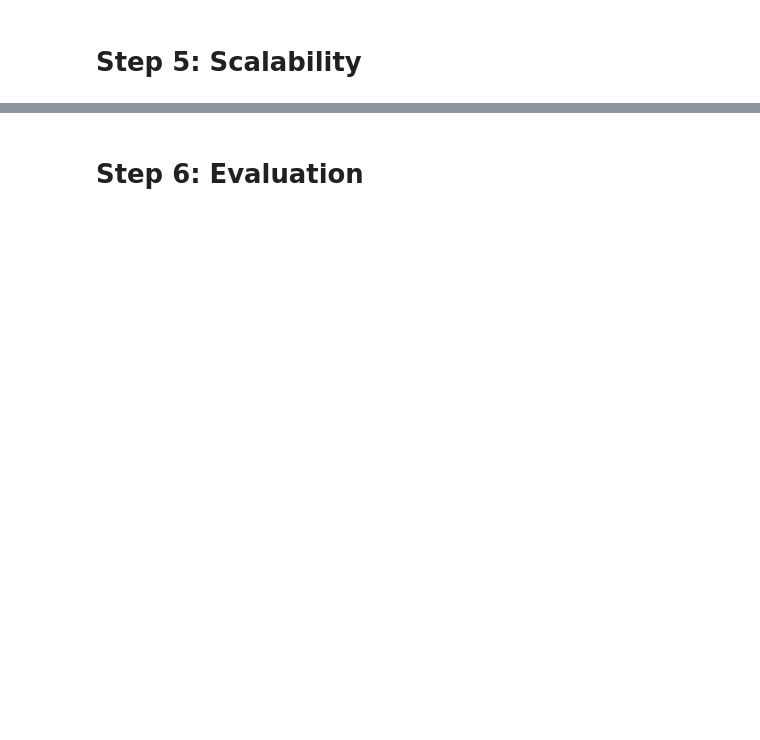
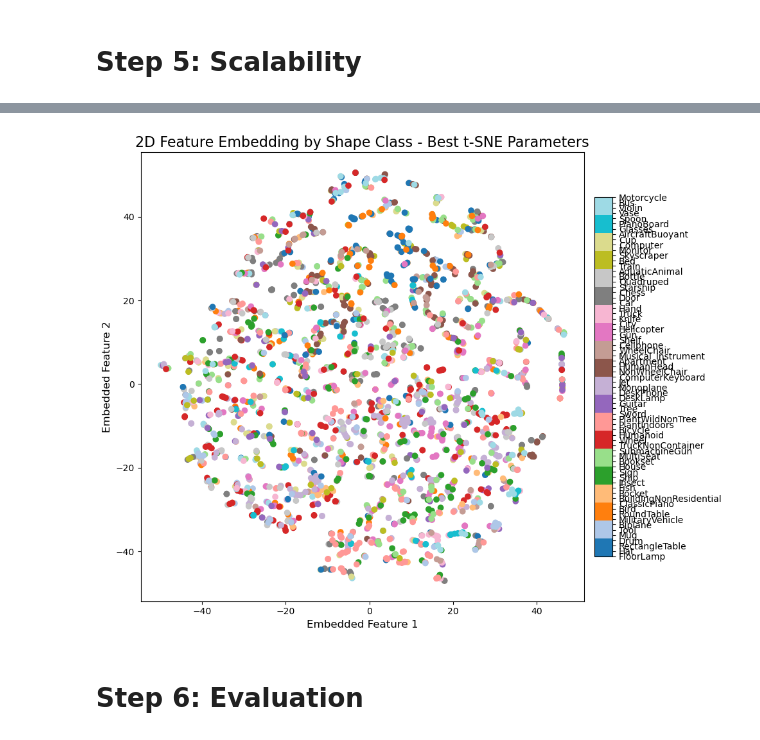
Before and after one commit to ZivHoch/Multimedia-Retrieval, a Jupyter notebook: Final_Version.ipynb, the cells around one changed output, grey strips where cells are left out. Saved outputs shown, nothing was run; the diff lists cells and outputs as text; code cells hidden in the pictures; blank space fills up the shorter version.

```diff
--- a/Final_Version.ipynb
+++ b/Final_Version.ipynb
@@ -1759,0 +2491,81 @@ Final resampled mesh saved to: ./query\m490.obj, Vertices: 10000
+# %%
+import numpy as np
+import itertools
+from sklearn.manifold import TSNE
+from sklearn.metrics import silhouette_score
+import matplotlib.pyplot as plt
+from matplotlib.colors import ListedColormap
+
+# Define a grid of parameters to search over
+param_grid = {
+    'perplexity': [5,10,15,20,30],
+    'learning_rate': [10,20,30,50],
+    'early_exaggeration': [12],
+    'init': ['random', 'pca'],
+    'n_iter': [800,1000, 3000,5000]
+}
+
+# Function to perform grid search on TSNE parameters
+def grid_search_tsne(feature_query, labels, param_grid):
+    best_score = -1
+    best_params = None
+    best_embedding = None
+
+    # Generate all combinations of parameters
+    keys, values = zip(*param_grid.items())
+    param_combinations = [dict(zip(keys, v)) for v in itertools.product(*values)]
+
+    for params in param_combinations:
+        # Initialize TSNE with current parameters
+        tsne = TSNE(
+            n_components=2,
+            perplexity=params['perplexity'],
+            learning_rate=params['learning_rate'],
+            n_iter=params['n_iter'],
+            init=params['init'],
+            early_exaggeration=params['early_exaggeration'],
+            metric='euclidean'  # Fixed metric for simplicity; could also test 'cosine'
+        )
+
+        # Fit and transform features
+        embedding = tsne.fit_transform(feature_query)
+
+        # Calculate silhouette score (assuming `labels` are the shape class labels)
+        score = silhouette_score(embedding, labels)
+
+        # Update best score and parameters if current is better
+        if score > best_score:
+            best_score = score
+            best_params = params
+            best_embedding = embedding
+
+    print("Best Parameters:", best_params)
+    print("Best Silhouette Score:", best_score)
+    return best_embedding, best_params
+# Load feature vectors for db shapes
+features_total, labels, paths = get_all_features_for_part_6(expanded_df)
+# Run grid search
+best_embedding, best_params = grid_search_tsne(features_total, labels, param_grid)
+
+# Visualization using best parameters
+# Create a color map based on labels
+colors_map = {label: i for i, label in enumerate(set(labels))}
+colors = np.array([colors_map[label] for label in labels])
+cmap = ListedColormap(plt.colormaps['tab20'].colors[:len(colors_map)])
+
+# Plot
+fig, ax = plt.subplots(figsize=(10, 8))
+scatter = ax.scatter(best_embedding[:, 0], best_embedding[:, 1], c=colors, cmap=cmap)
+
+# Add title and labels
+ax.set_title("2D Feature Embedding by Shape Class - Best t-SNE Parameters", fontsize=16)
+ax.set_xlabel("Embedded Feature 1", fontsize=12)
+ax.set_ylabel("Embedded Feature 2", fontsize=12)
+
+# Color bar with labels
+cbar = plt.colorbar(scatter, ticks=np.arange(len(colors_map)), orientation='vertical', shrink=0.8, pad=0.02)
+cbar.ax.set_yticklabels(list(colors_map.keys()), fontsize=10, wrap=True)
+
+plt.tight_layout()
+plt.show()
+# %% [output]
@@ -1759,0 +2574 @@ Final resampled mesh saved to: ./query\m490.obj, Vertices: 10000
+[figure, added]
```
Also changed, not shown: parts of 57 cells of this notebook, 2 other files.
